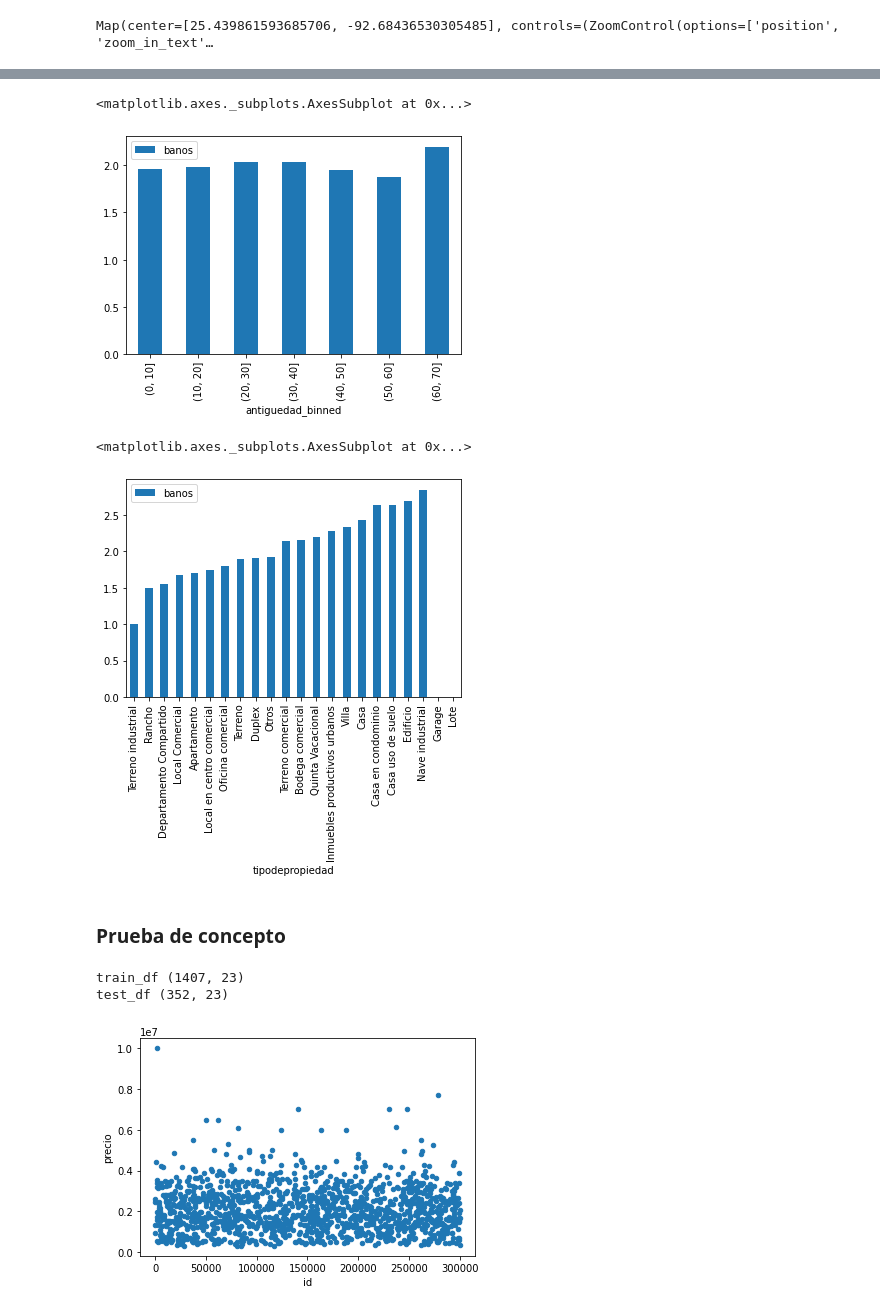
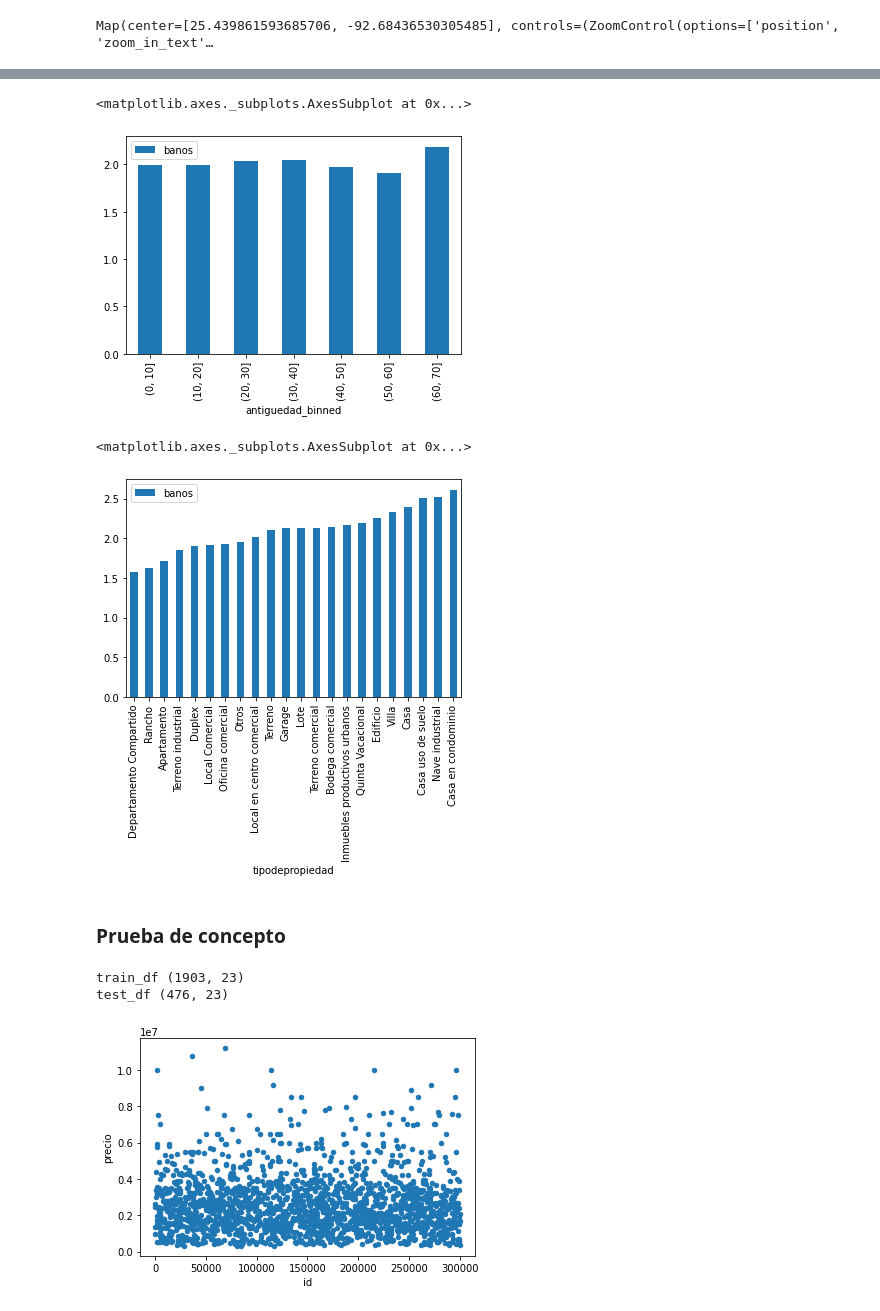
Before and after one commit to fzanollo/metodos-num, a Jupyter notebook: tp3/notebooks/PruebaDeConcepto.ipynb, the cells around one changed output, grey strips where cells are left out. Cells and saved outputs as stored; diff of their text form; code cells hidden in the pictures.

```diff
--- a/tp3/notebooks/PruebaDeConcepto.ipynb
+++ b/tp3/notebooks/PruebaDeConcepto.ipynb
@@ -13,0 +21,9 @@ df = pd.read_csv('../data/train.csv')
+# %%
+# queda la media en esas columnas
+
+quantity_columns = ['antiguedad', 'habitaciones', 'garages', 'banos', 'metroscubiertos', 'metrostotales']
+
+for col in quantity_columns:
+    df[col] = df[col].fillna(df[col].mean())
+
+sns.heatmap(df.isna(), yticklabels=False, cbar=False)
@@ -147,7 +168,7 @@ df_df.groupby('antiguedad_binned').mean().plot.bar(y='banos')
 # en general, hay dos baños, por lo que mirar los baños por antigüedad no nos dice mucho
 # %% [output]
 <matplotlib.axes._subplots.AxesSubplot at 0x...>
-[figure, old version]
+[figure, new version]
 # %%
 # ¿si miramos los baños por tipo de propiedad?
 
@@ -156,7 +177,7 @@ df_df.groupby('tipodepropiedad').mean().sort_values(by='banos').plot.bar(y='bano
 # dependiendo del tipo de propiedad, se pueden ver más baños o no
 # %% [output]
 <matplotlib.axes._subplots.AxesSubplot at 0x...>
-[figure, old version]
+[figure, new version]
 # %% [markdown]
 ### Prueba de concepto
 # %%
@@ -184,21 +256,28 @@ class TpRegressor:
 # %%
 # selección de grupo para hacer la prueba
 
-selection_df = df.dropna()[
+selection_df = df[
     (df['ciudad'] == 'Querétaro') &
     (df['tipodepropiedad'] == 'Casa')
-]
+].dropna()
 
 limit = math.floor(selection_df.shape[0] * .8)
 
 train_df = selection_df[:limit]
 test_df = selection_df[limit:]
 
 train_df.plot.scatter(x='id', y='precio')
 
 print(f"train_df {train_df.shape}")
 print(f"test_df {test_df.shape}")
+
+# fn custom vectorizadas
+
+np_x = np.vectorize(lambda n: n)
+np_x2 = np.vectorize(lambda n: n ** 2)
+np_x3 = np.vectorize(lambda n: n ** 3)
+np_x4 = np.vectorize(lambda n: n ** 4)
 # %% [output]
-train_df (1407, 23)
-test_df (352, 23)
+train_df (1903, 23)
+test_df (476, 23)
-[figure, old version]
+[figure, new version]
```
Also changed, not shown: parts of 15 cells of this notebook.
